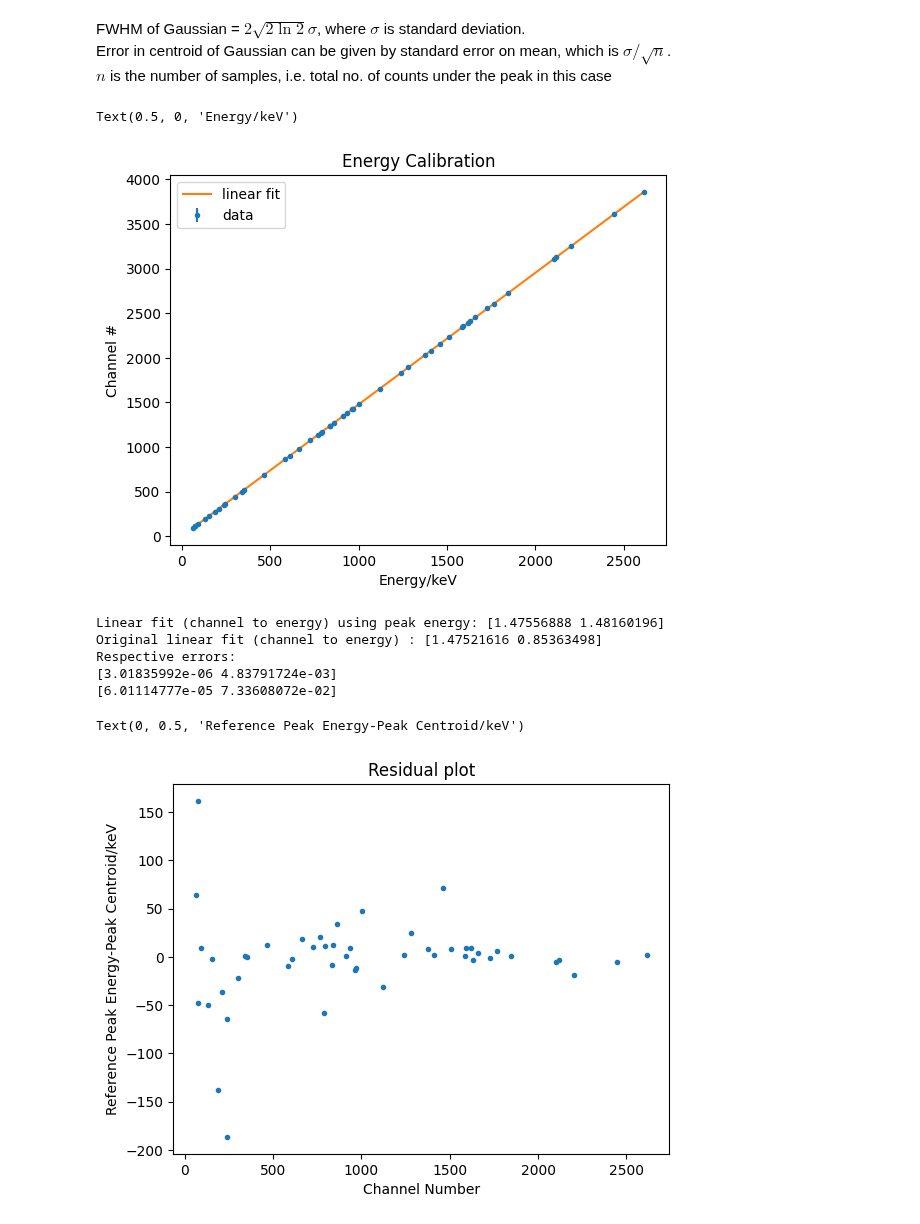
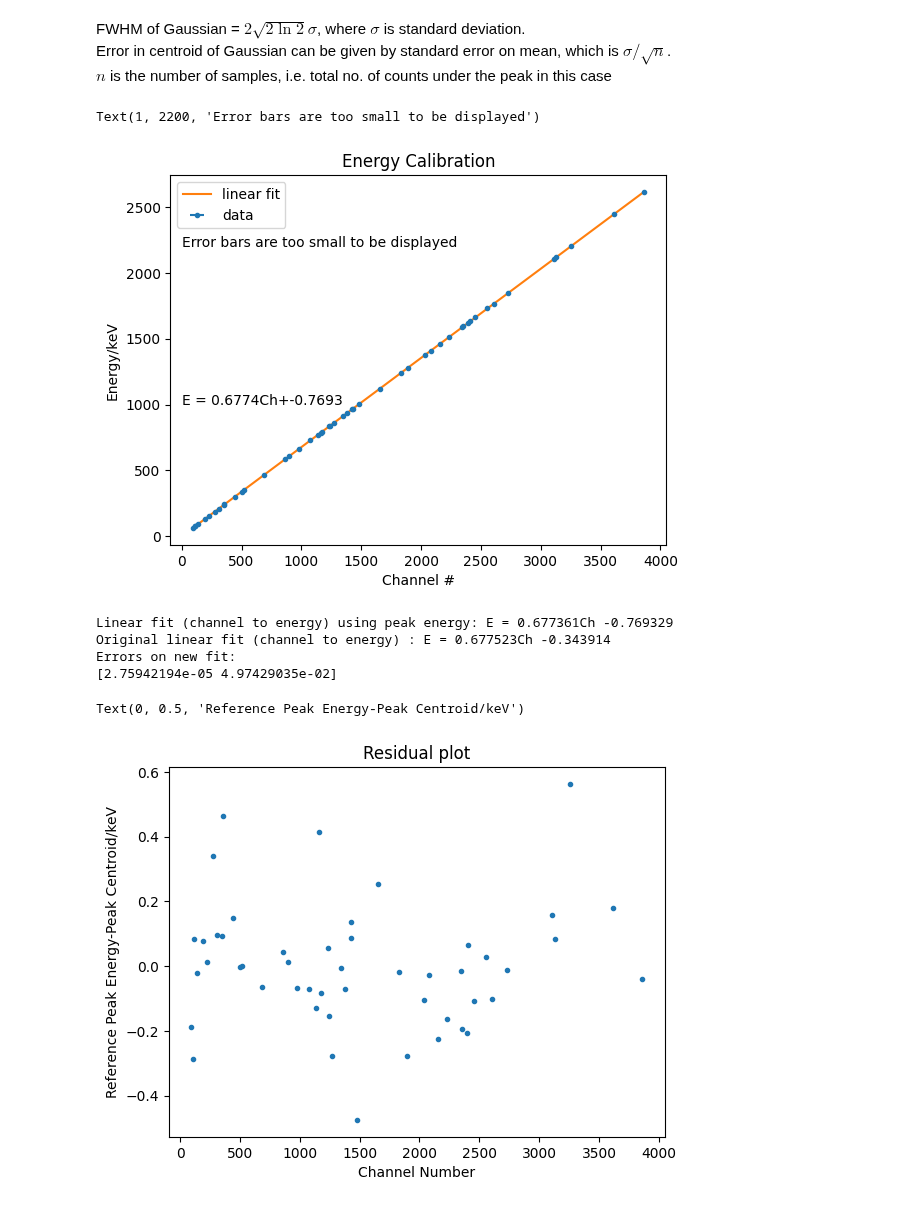
Before and after one commit to ngcnpeter/HPGe_lab_y3, a Jupyter notebook: spectal_analysis.ipynb, the cells around one changed output. Drawn from its saved outputs; the diff is of its cells as text; code cells hidden in the pictures.

Commit message:
energy calibration

```diff
--- a/spectal_analysis.ipynb
+++ b/spectal_analysis.ipynb
@@ -49,38 +43,44 @@ perr = np.sqrt(np.diag(pcov))
+# %%
+#convert peak energy to channel number (fraction of channel number) using Lynx calibration
+#Lynx calibration: energy = grad * channel# + interc
+grad = 0.6775230169 #gradient
+interc = -0.3439140022 #intercept
+energy_to_chan = np.poly1d([1/grad,-interc/grad])
 # %%
-x = ref_1
-y = energy_to_chan(centroid_1)
+y = ref_1
+x = energy_to_chan(centroid_1)
 popt_peak, pcov_peak = np.polyfit(x,y,1,cov = True) #energy callibration using peak
 perr_peak = np.sqrt(np.diag(pcov_peak))
 peak_fit = np.poly1d(popt_peak)
-y_err = popt_peak[0]*centroid_1_err
+x_err = popt_peak[0]*centroid_1_err
 #errorbars are too small to be displayed
 plt.title('Energy Calibration')
-plt.errorbar(x,y,yerr= y_err, fmt = '.',label = 'data')
+plt.errorbar(x,y,xerr= x_err, fmt = '.',label = 'data')
 plt.plot(x,peak_fit(x),label = 'linear fit')
 plt.legend()
-plt.ylabel('Channel #')
-plt.xlabel('Energy/keV')
+plt.xlabel('Channel #')
+plt.ylabel('Energy/keV')
+plt.text(1,1000,f'E = {popt_peak[0]:.4f}Ch+{popt_peak[1]:.4f}')
+plt.text(1,2200,'Error bars are too small to be displayed')
 # %% [output]
-Text(0.5, 0, 'Energy/keV')
+Text(1, 2200, 'Error bars are too small to be displayed')
-[figure, old version]
+[figure, new version]
 # %%
-print('Linear fit (channel to energy) using peak energy:', popt_peak)
-print('Original linear fit (channel to energy) :', popt)
-print('Respective errors:')
-print(perr)
+print(f'Linear fit (channel to energy) using peak energy: E = {popt_peak[0]:.6f}Ch {popt_peak[1]:.6f}')
+print(f'Original linear fit (channel to energy) : E = {grad:.6f}Ch {interc:.6f}' )
+print('Errors on new fit:')
 print(perr_peak)
 # %% [output]
-Linear fit (channel to energy) using peak energy: [1.47556888 1.48160196]
-Original linear fit (channel to energy) : [1.47521616 0.85363498]
-Respective errors:
-[3.01835992e-06 4.83791724e-03]
-[6.01114777e-05 7.33608072e-02]
+Linear fit (channel to energy) using peak energy: E = 0.677361Ch -0.769329
+Original linear fit (channel to energy) : E = 0.677523Ch -0.343914
+Errors on new fit:
+[2.75942194e-05 4.97429035e-02]
 # %%
 plt.figure()
 plt.title('Residual plot')
-plt.plot(x,(y-peak_fit(x))/y_err,'.')
+plt.plot(x,(y-peak_fit(x)),'.')
 plt.xlabel('Channel Number')
 plt.ylabel('Reference Peak Energy-Peak Centroid/keV')
 # %% [output]
 Text(0, 0.5, 'Reference Peak Energy-Peak Centroid/keV')
-[figure, old version]
+[figure, new version]
```
Also changed, not shown: parts of 3 cells of this notebook.
